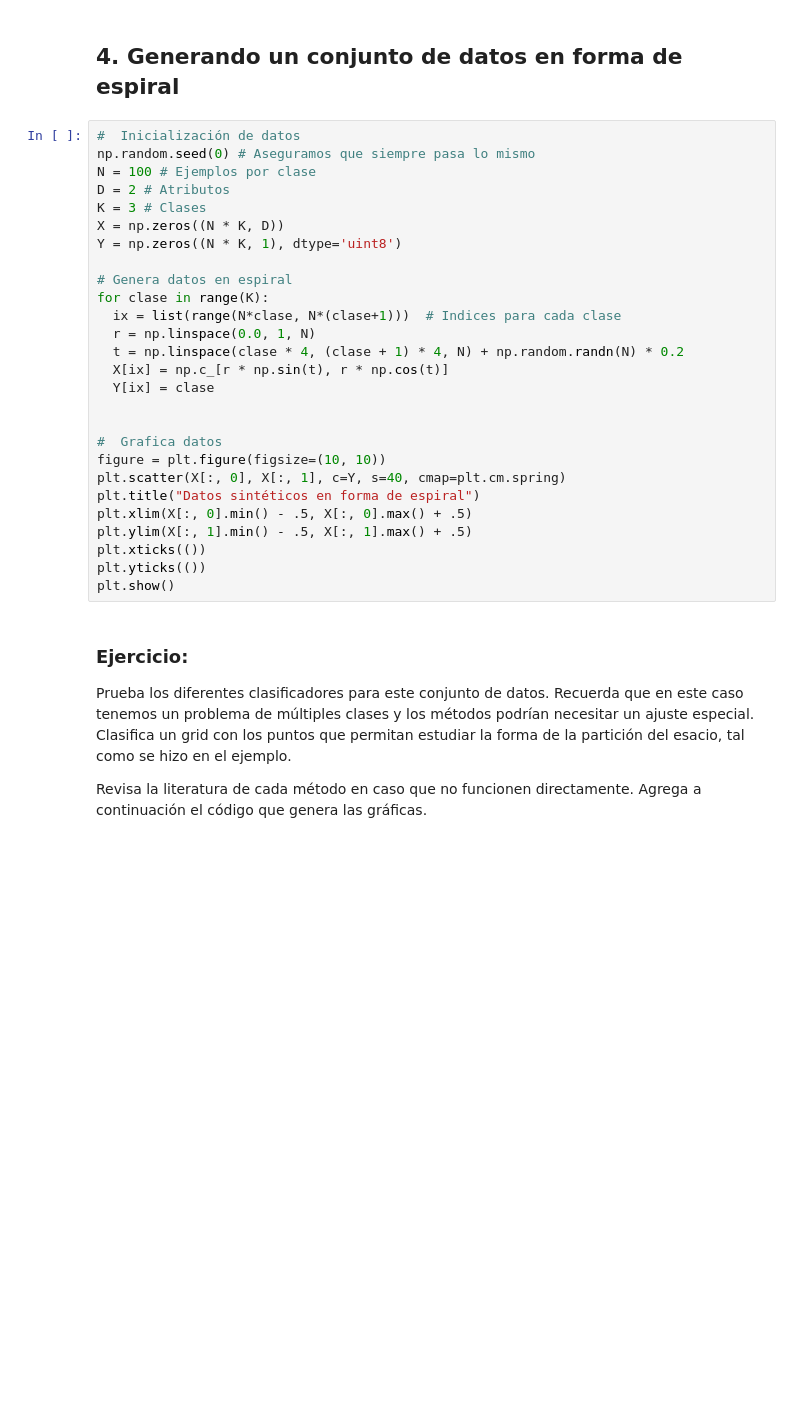
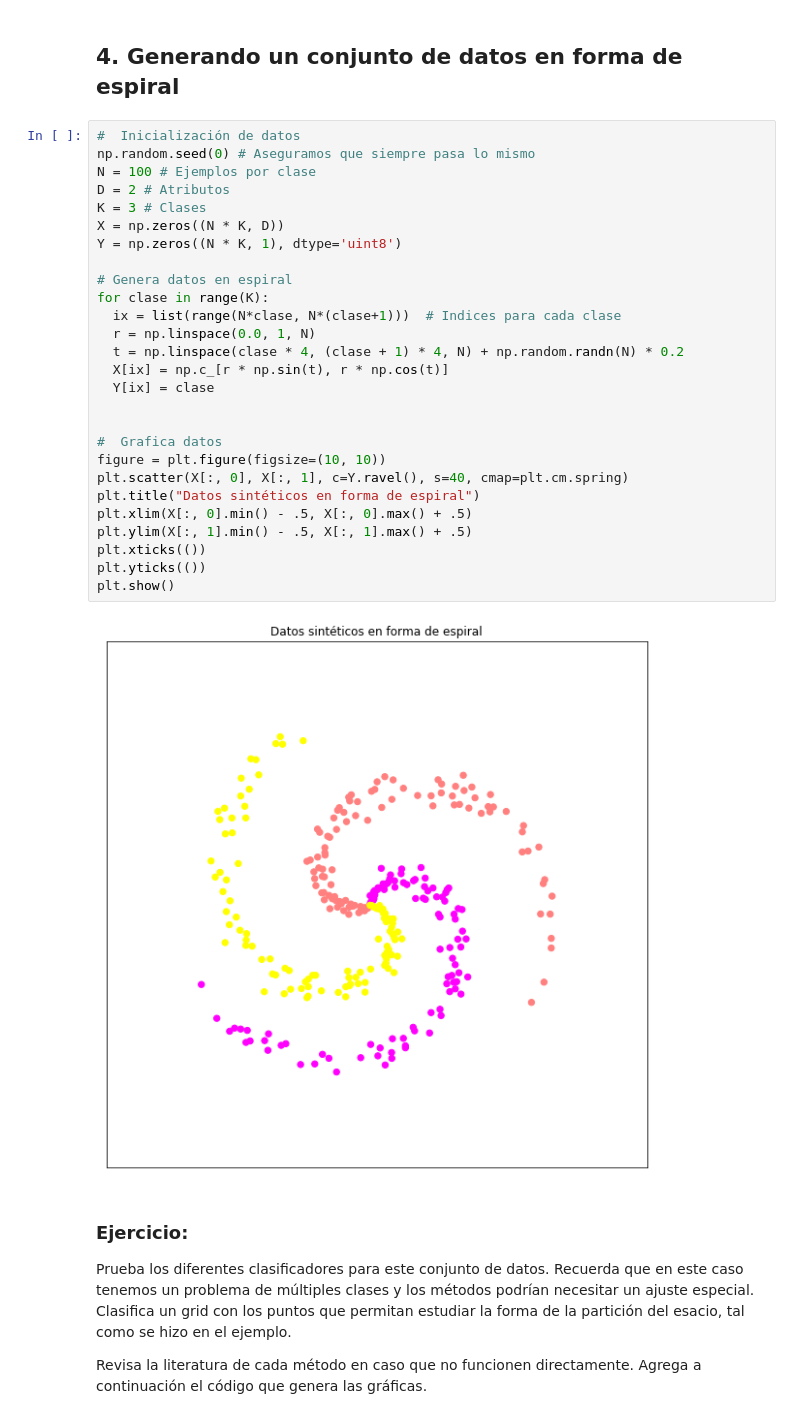
Before and after one commit to jjups96/tarea07-aprendizaje-supervisado, a Jupyter notebook: libretas/clasificadores.ipynb, the cells around one changed output. Drawn from its saved outputs; the diff is of its cells as text; blank space fills up the shorter version.

```diff
--- a/libretas/clasificadores.ipynb
+++ b/libretas/clasificadores.ipynb
@@ -158,30 +167,32 @@ for (cual, ds) in enumerate(datasets):
 # %%
 #  Inicialización de datos
 np.random.seed(0) # Aseguramos que siempre pasa lo mismo
 N = 100 # Ejemplos por clase
 D = 2 # Atributos
 K = 3 # Clases
 X = np.zeros((N * K, D))
 Y = np.zeros((N * K, 1), dtype='uint8')
 
 # Genera datos en espiral
 for clase in range(K):
   ix = list(range(N*clase, N*(clase+1)))  # Indices para cada clase
   r = np.linspace(0.0, 1, N)
   t = np.linspace(clase * 4, (clase + 1) * 4, N) + np.random.randn(N) * 0.2
   X[ix] = np.c_[r * np.sin(t), r * np.cos(t)]
   Y[ix] = clase
 
 
 #  Grafica datos
 figure = plt.figure(figsize=(10, 10))
-plt.scatter(X[:, 0], X[:, 1], c=Y, s=40, cmap=plt.cm.spring)
+plt.scatter(X[:, 0], X[:, 1], c=Y.ravel(), s=40, cmap=plt.cm.spring)
 plt.title("Datos sintéticos en forma de espiral")
 plt.xlim(X[:, 0].min() - .5, X[:, 0].max() + .5)
 plt.ylim(X[:, 1].min() - .5, X[:, 1].max() + .5)
 plt.xticks(())
 plt.yticks(())
 plt.show()
+# %% [output]
+[figure, added]
 # %% [markdown]
 ### Ejercicio:
 
```
Also changed, not shown: parts of 5 cells of this notebook.
